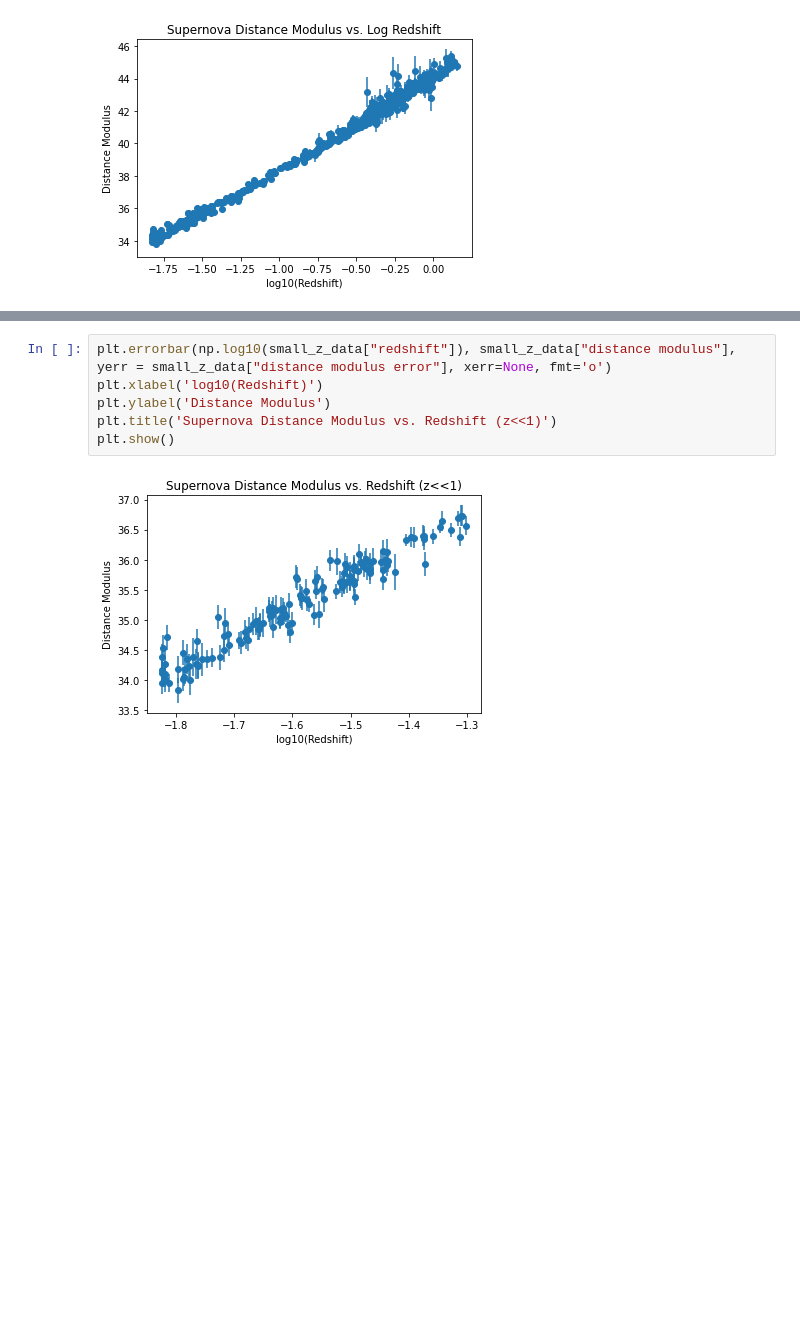
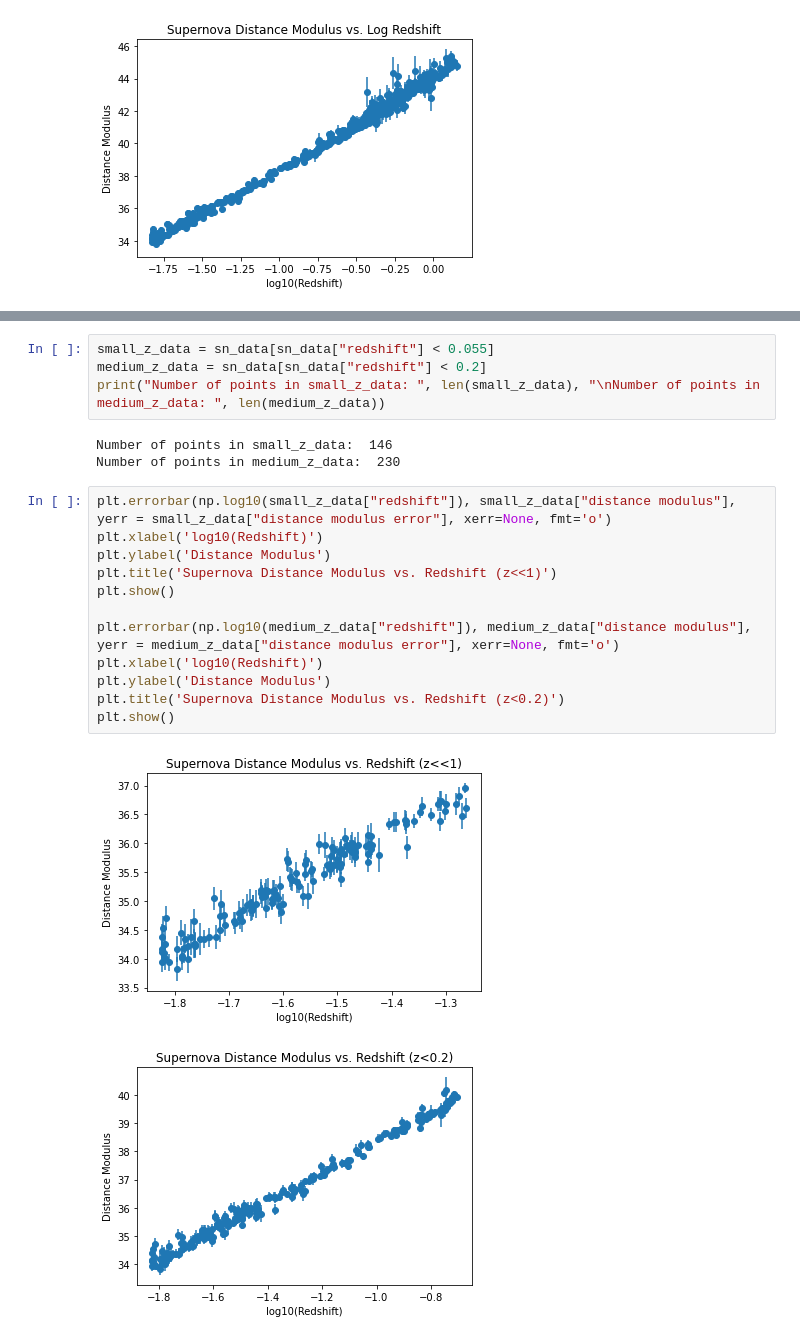
Before and after one commit to charlineshen/Constraining-Cosmological-Parameters-using-Supernovae, a Jupyter notebook: proj.ipynb, the cells around one changed output, grey strips where cells are left out. Drawn from its saved outputs; the diff is of its cells as text; blank space fills up the shorter version.

```diff
--- a/proj.ipynb
+++ b/proj.ipynb
@@ -38,8 +66,22 @@ print(len(small_z_data))
+# %%
+small_z_data = sn_data[sn_data["redshift"] < 0.055]
+medium_z_data = sn_data[sn_data["redshift"] < 0.2]
+print("Number of points in small_z_data: ", len(small_z_data), "\nNumber of points in medium_z_data: ", len(medium_z_data))
+# %% [output]
+Number of points in small_z_data:  146
+Number of points in medium_z_data:  230
 # %%
 plt.errorbar(np.log10(small_z_data["redshift"]), small_z_data["distance modulus"], yerr = small_z_data["distance modulus error"], xerr=None, fmt='o')
 plt.xlabel('log10(Redshift)')
 plt.ylabel('Distance Modulus')
 plt.title('Supernova Distance Modulus vs. Redshift (z<<1)')
 plt.show()
+
+plt.errorbar(np.log10(medium_z_data["redshift"]), medium_z_data["distance modulus"], yerr = medium_z_data["distance modulus error"], xerr=None, fmt='o')
+plt.xlabel('log10(Redshift)')
+plt.ylabel('Distance Modulus')
+plt.title('Supernova Distance Modulus vs. Redshift (z<0.2)')
+plt.show()
 # %% [output]
-[figure, old version]
+[figure, new version]
+[figure, added]
```
Also changed, not shown: parts of 22 cells of this notebook.
